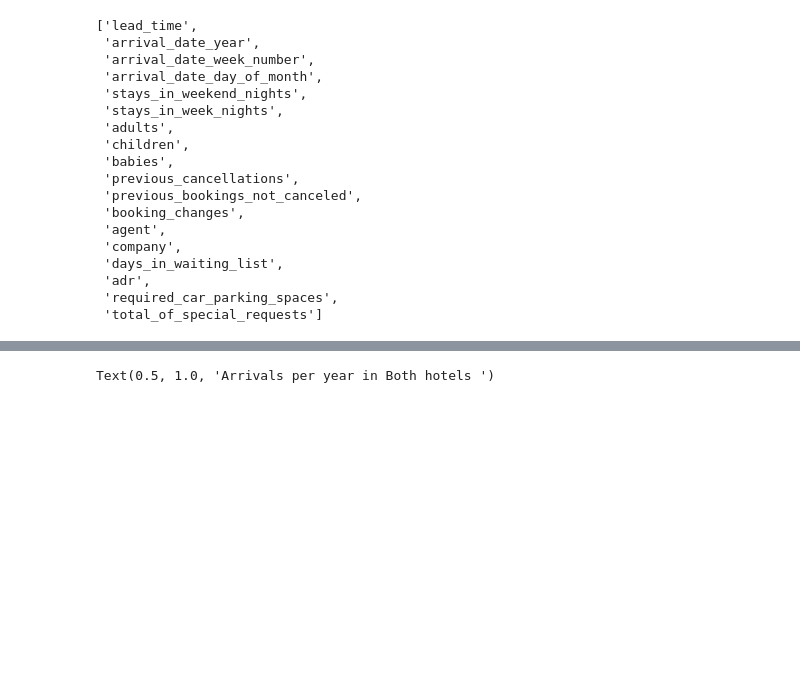
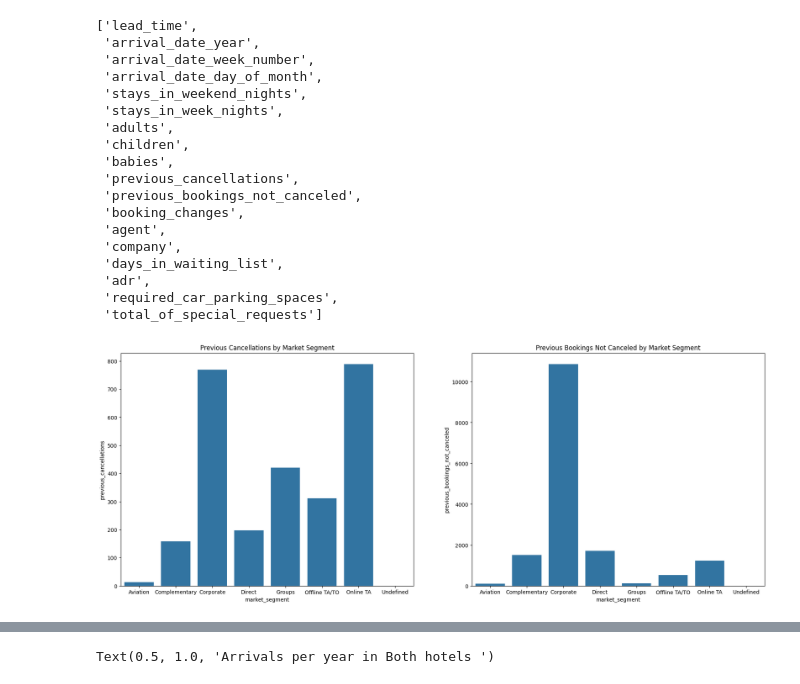
Before and after one commit to duongtruongbinh/Data-Visualization-Labs, a Jupyter notebook: Project/Project.ipynb, the cells around one changed output, grey strips where cells are left out. Drawn from its saved outputs; the diff is of its cells as text; code cells hidden in the pictures; blank space fills up the shorter version.

```diff
--- a/Project/Project.ipynb
+++ b/Project/Project.ipynb
@@ -361,3 +365,16 @@ num_list
  'adr',
  'required_car_parking_spaces',
  'total_of_special_requests']
+# %%
+market_previous_cancellation = df.groupby('market_segment').agg({'previous_cancellations': 'sum'}).reset_index()
+market_not_cancellation = df.groupby('market_segment').agg({'previous_bookings_not_canceled': 'sum'}).reset_index()
+
+fig, ax = plt.subplots(nrows=1, ncols=2, figsize=(22, 8))
+sns.barplot(x='market_segment', y='previous_cancellations', data=market_previous_cancellation, ax=ax[0])
+sns.barplot(x='market_segment', y='previous_bookings_not_canceled', data=market_not_cancellation, ax=ax[1])
+ax[0].set_title('Previous Cancellations by Market Segment')
+ax[1].set_title('Previous Bookings Not Canceled by Market Segment')
+
+plt.show()
+# %% [output]
+[figure, added]
```
Also changed, not shown: parts of 12 cells of this notebook.
